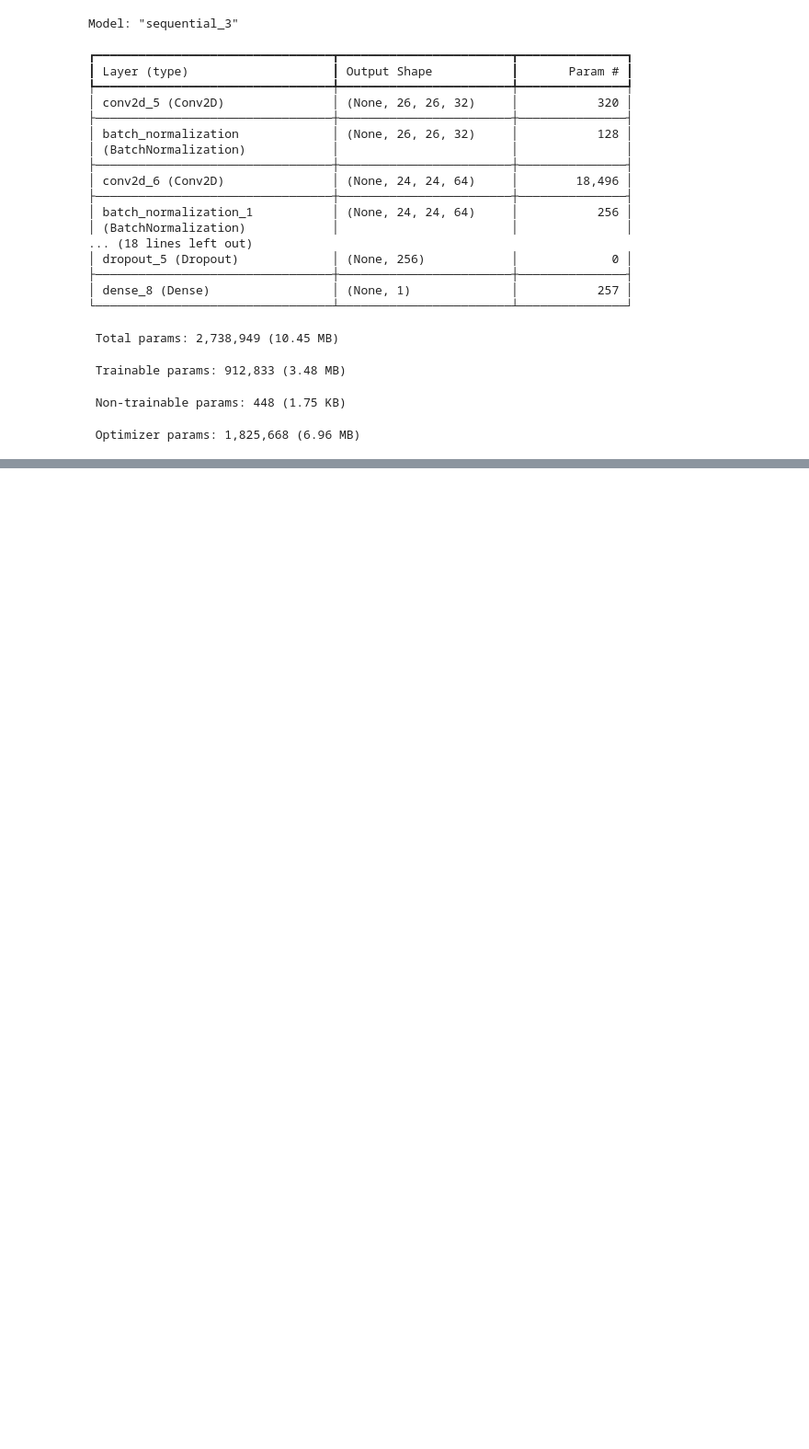
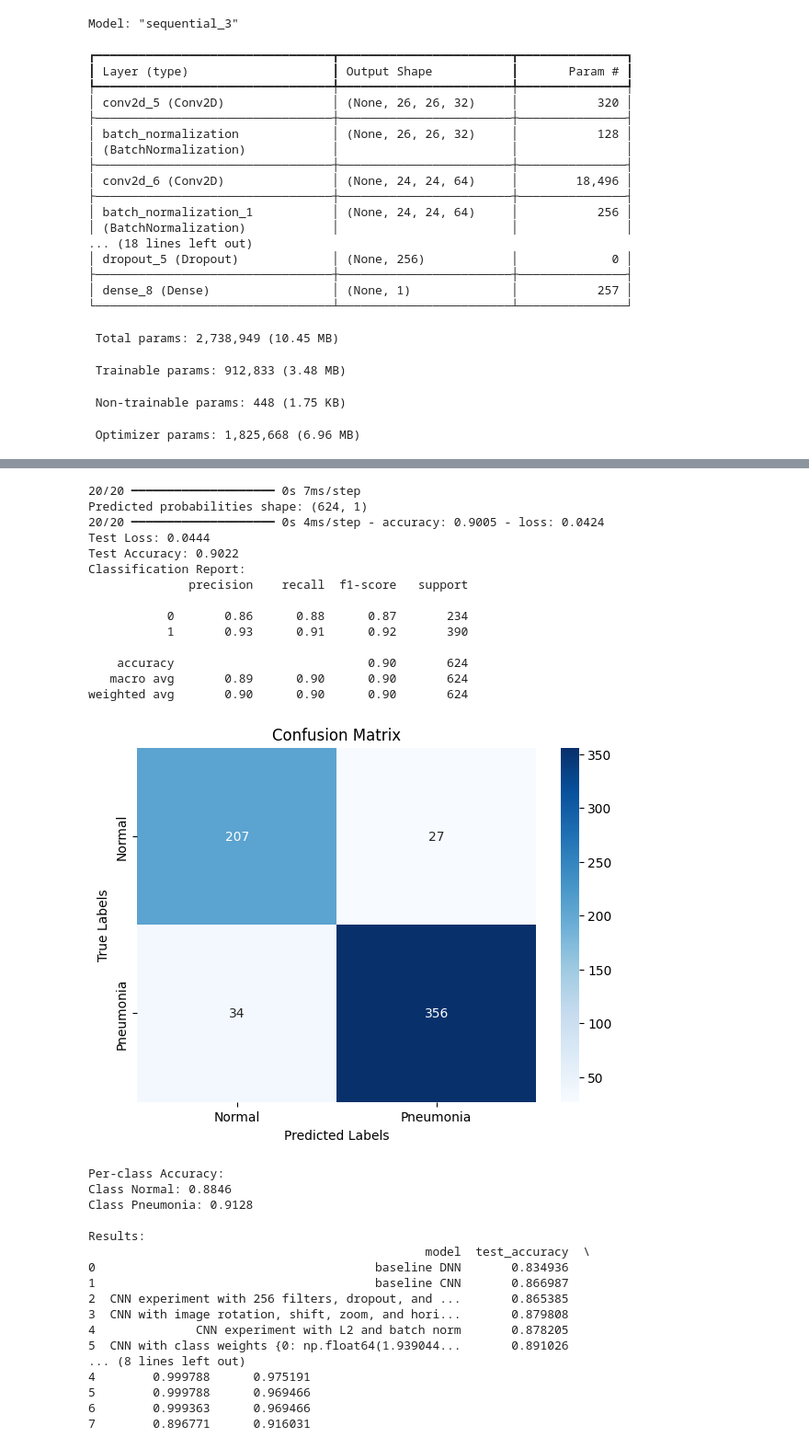
Before and after one commit to nelsonk23/Pneumonia-Detection, a Jupyter notebook: pneumonia-mnist.ipynb, the cells around one changed output, grey strips where cells are left out. Shown: that part at 92% size. Drawn from its saved outputs; the diff is of its cells as text; code cells hidden in the pictures; blank space fills up the shorter version.

```diff
--- a/pneumonia-mnist.ipynb
+++ b/pneumonia-mnist.ipynb
@@ -954,0 +1064,8 @@ Class Pneumonia: 0.9897
+# %%
+class_weights = class_weight.compute_class_weight(
+    class_weight='balanced',
+    classes=np.unique(y_train),
+    y=y_train
+)
+class_weights = dict(enumerate(class_weights))
+print(f"Class weights: {class_weights}")
@@ -954,0 +1074,9 @@ Class Pneumonia: 0.9897
+# %%
+def binary_focal_loss(gamma=2.0, alpha=0.15):
+    def focal_loss(y_true, y_pred):
+        y_pred = K.clip(y_pred, K.epsilon(), 1. - K.epsilon())
+        pt = tf.where(tf.equal(y_true, 1), y_pred, 1 - y_pred)
+        alpha_t = tf.where(tf.equal(y_true, 1), alpha, 1 - alpha)
+        loss = -alpha_t * K.pow(1. - pt, gamma) * K.log(pt)
+        return K.mean(loss)
+    return focal_loss
@@ -954,0 +1128,21 @@ Class Pneumonia: 0.9897
+# %%
+datagen = ImageDataGenerator(
+    rotation_range=15,
+    width_shift_range=0.1,
+    height_shift_range=0.1,
+    zoom_range=0.1,
+    horizontal_flip=True,
+    fill_mode='nearest'
+)
+datagen.fit(x_train)
+# %%
+early_stopping = EarlyStopping(monitor='val_loss', patience=10, restore_best_weights=True, verbose=1)
+reduce_lr = ReduceLROnPlateau(monitor='val_loss', patience=5, factor=0.5, verbose=1, min_lr=1e-6)
+history = model.fit(
+    datagen.flow(x_train, y_train, batch_size=64),
+    # steps_per_epoch=len(x_train) // 64, # commenting this prevented a warning message about not enough data in batch.
+    epochs=40,
+    validation_data=(x_validation, y_validation),
+    class_weight=class_weights,
+    callbacks=[early_stopping, reduce_lr]
+)
@@ -954,0 +1167,36 @@ Class Pneumonia: 0.9897
+# %%
+test_model_and_evaluate(model, "CNN with binary focal loss") # with python random.seed(42), after Jupyter kernel restart: Test Accuracy: 0.8926
+print_accuracy_and_loss(history)
+# %% [output]
+20/20 ━━━━━━━━━━━━━━━━━━━━ 0s 7ms/step
+Predicted probabilities shape: (624, 1)
+20/20 ━━━━━━━━━━━━━━━━━━━━ 0s 4ms/step - accuracy: 0.9005 - loss: 0.0424
+Test Loss: 0.0444
+Test Accuracy: 0.9022
+Classification Report:
+              precision    recall  f1-score   support
+
+           0       0.86      0.88      0.87       234
+           1       0.93      0.91      0.92       390
+
+    accuracy                           0.90       624
+   macro avg       0.89      0.90      0.90       624
+weighted avg       0.90      0.90      0.90       624
+[figure, added]
+Per-class Accuracy:
+Class Normal: 0.8846
+Class Pneumonia: 0.9128
+
+Results:
+                                               model  test_accuracy  \
+0                                       baseline DNN       0.834936
+1                                       baseline CNN       0.866987
+2  CNN experiment with 256 filters, dropout, and ...       0.865385
+3  CNN with image rotation, shift, zoom, and hori...       0.879808
+4              CNN experiment with L2 and batch norm       0.878205
+5  CNN with class weights {0: np.float64(1.939044...       0.891026
+... (8 lines left out)
+4        0.999788      0.975191
+5        0.999788      0.969466
+6        0.999363      0.969466
+7        0.896771      0.916031
```
Also changed, not shown: parts of 21 cells of this notebook.
